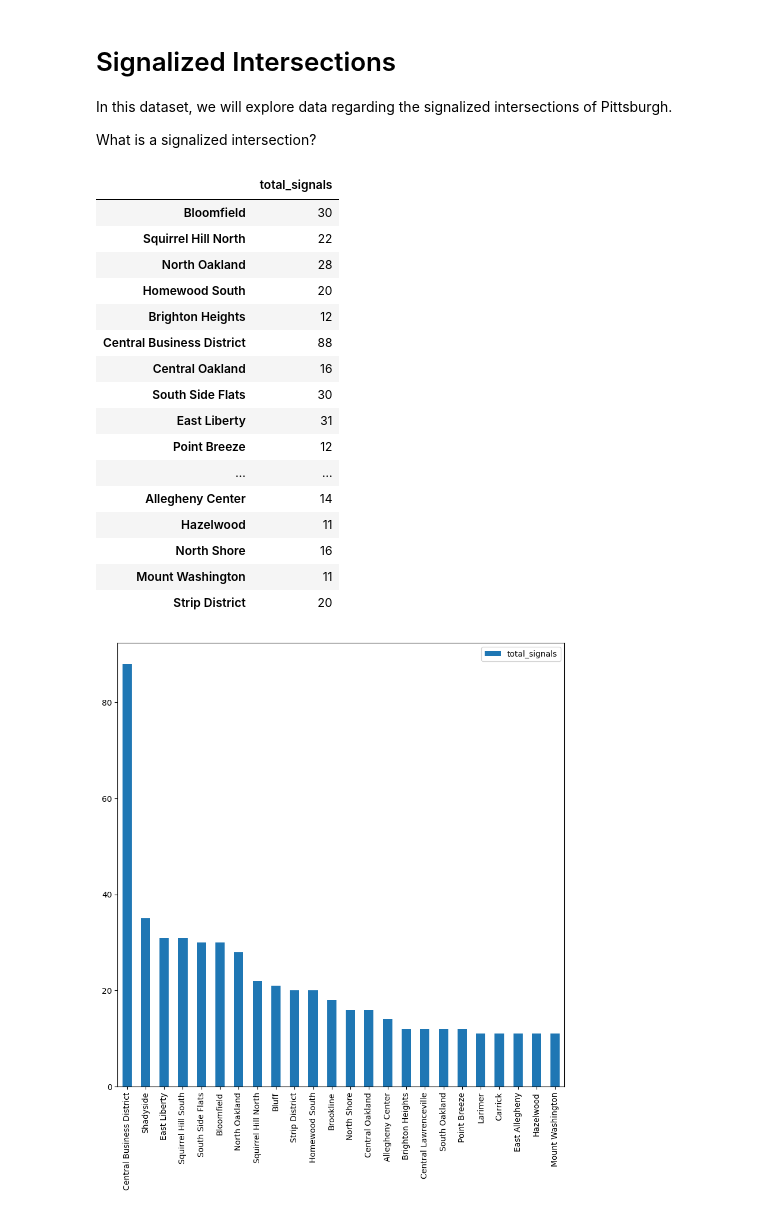
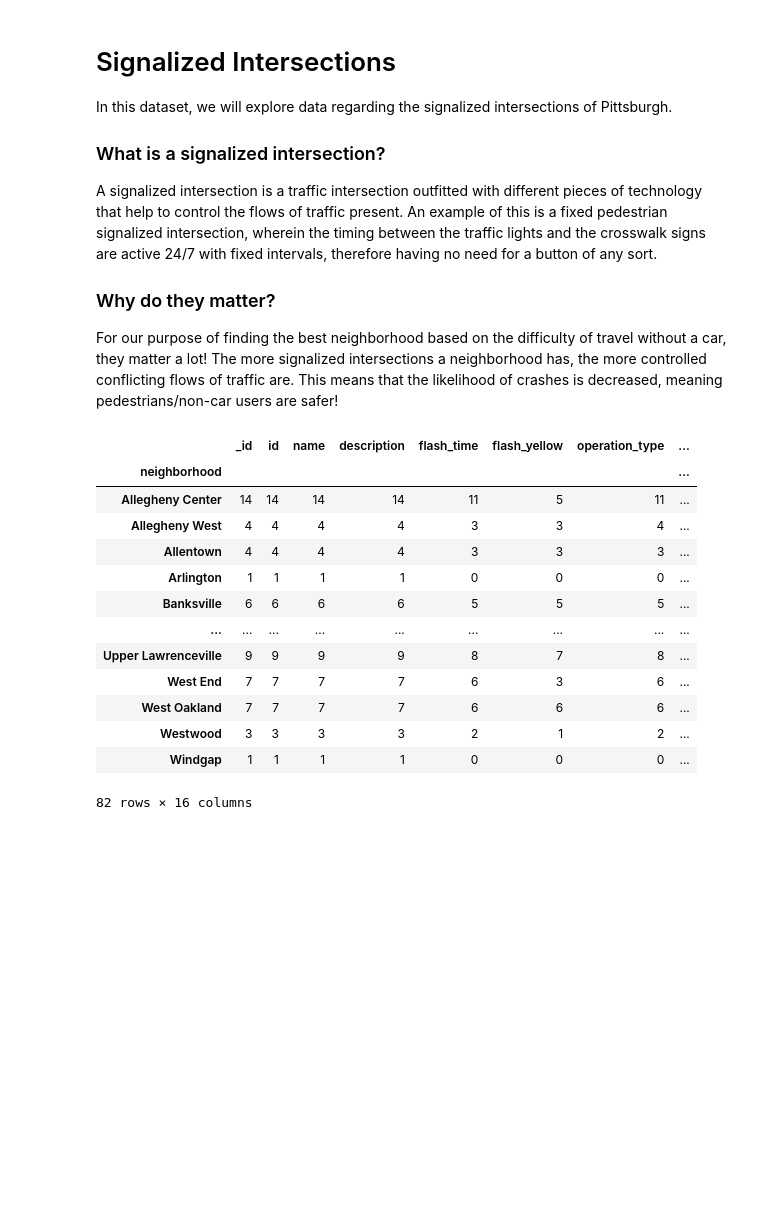
Before and after one commit to pollynaneva/finalneighborhoodproject, a Jupyter notebook: VeronikaData/SignalizedIntersections.ipynb, the cells around one changed output. Drawn from its saved outputs; the diff is of its cells as text; code cells hidden in the pictures; blank space fills up the shorter version.

```diff
--- a/VeronikaData/SignalizedIntersections.ipynb
+++ b/VeronikaData/SignalizedIntersections.ipynb
@@ -3,53 +3,31 @@
 
 In this dataset, we will explore data regarding the signalized intersections of Pittsburgh.
 
-What is a signalized intersection?
+### What is a signalized intersection?
+A signalized intersection is a traffic intersection outfitted with different pieces of technology that help to control the flows of traffic present. An example of this is a fixed pedestrian signalized intersection, wherein the timing between the traffic lights and the crosswalk signs are active 24/7 with fixed intervals, therefore having no need for a button of any sort.
+
+### Why do they matter?
+
+For our purpose of finding the best neighborhood based on the difficulty of travel without a car, they matter a lot! The more signalized intersections a neighborhood has, the more controlled conflicting flows of traffic are. This means that the likelihood of crashes is decreased, meaning pedestrians/non-car users are safer!
 # %%
-#count the amount of signalized intersections per neighborhood
-
 import pandas as pd
 import matplotlib.pyplot as plt
 
-signalInter = pd.read_csv("SignalizedIntersections.csv",)
-neighborhoodDict = dict()
+signalInter = pd.read_csv("SignalizedIntersections.csv")
 
-for value, row in signalInter.iterrows():
-    neighborhood = row["neighborhood"]
-    if neighborhood in neighborhoodDict and pd.notna(neighborhood):
-        neighborhoodDict[neighborhood] += 1
-    else:
-        neighborhoodDict[neighborhood] = 1
-
-dataFrameSums = pd.Series(neighborhoodDict)
-
-dataFrameSums= {'total_signals':dataFrameSums}
-dataFrameSums=pd.DataFrame(dataFrameSums)
-
-reduced = dataFrameSums[dataFrameSums["total_signals"]>10]
-increasingSorted = reduced.sort_values(by = 'total_signals', ascending = False)
-#plot a bar graph
-
-increasingSorted.plot.bar(figsize=(10, 10))
-
-
-
-reduced.head(24)
+signalInter.groupby("neighborhood").count()
 # %% [output]
-|  | total_signals |
-| Bloomfield | 30 |
-| Squirrel Hill North | 22 |
-| North Oakland | 28 |
-| Homewood South | 20 |
-| Brighton Heights | 12 |
-| Central Business District | 88 |
-| Central Oakland | 16 |
-| South Side Flats | 30 |
-| East Liberty | 31 |
-| Point Breeze | 12 |
-| ... | ... |
-| Allegheny Center | 14 |
-| Hazelwood | 11 |
-| North Shore | 16 |
-| Mount Washington | 11 |
-| Strip District | 20 |
+|  | _id | id | name | description | flash_time | flash_yellow | operation_type | ... |
+| neighborhood |  |  |  |  |  |  |  | ... |
+| Allegheny Center | 14 | 14 | 14 | 14 | 11 | 5 | 11 | ... |
+| Allegheny West | 4 | 4 | 4 | 4 | 3 | 3 | 4 | ... |
+| Allentown | 4 | 4 | 4 | 4 | 3 | 3 | 3 | ... |
+| Arlington | 1 | 1 | 1 | 1 | 0 | 0 | 0 | ... |
+| Banksville | 6 | 6 | 6 | 6 | 5 | 5 | 5 | ... |
+| ... | ... | ... | ... | ... | ... | ... | ... | ... |
+| Upper Lawrenceville | 9 | 9 | 9 | 9 | 8 | 7 | 8 | ... |
+| West End | 7 | 7 | 7 | 7 | 6 | 3 | 6 | ... |
+| West Oakland | 7 | 7 | 7 | 7 | 6 | 6 | 6 | ... |
+| Westwood | 3 | 3 | 3 | 3 | 2 | 1 | 2 | ... |
+| Windgap | 1 | 1 | 1 | 1 | 0 | 0 | 0 | ... |
-[figure, removed]
+82 rows × 16 columns
```
Also changed, not shown: parts of 4 cells of this notebook.
